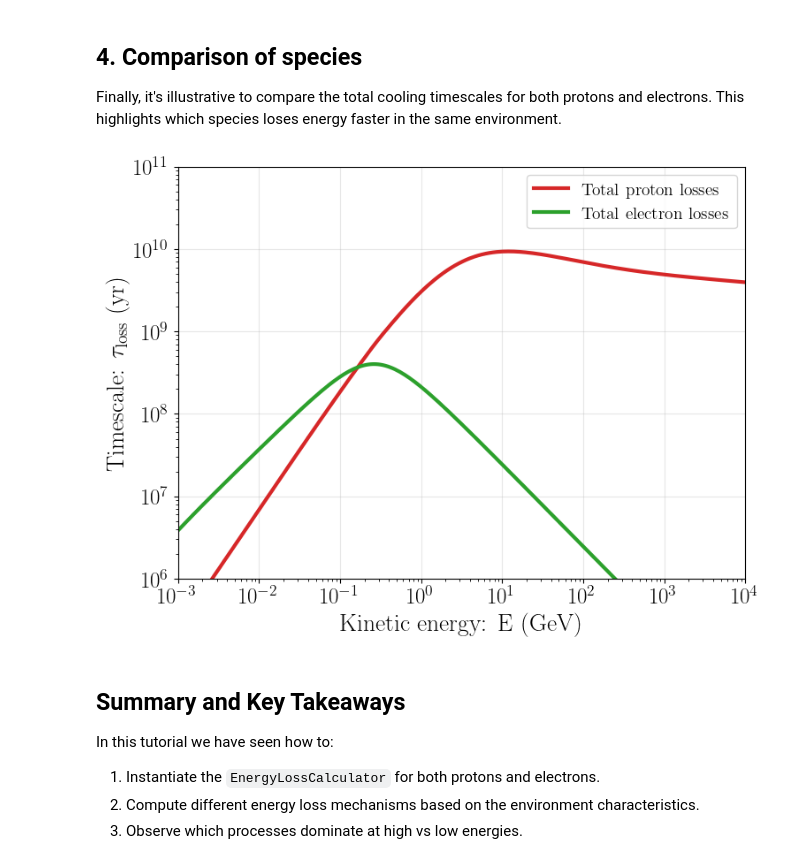
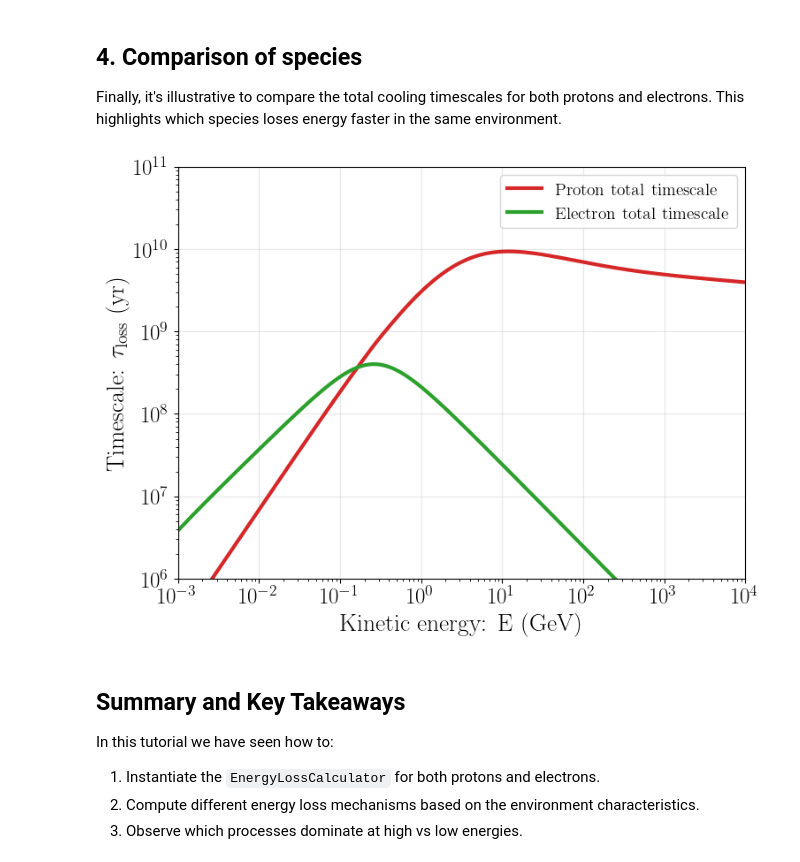
Before and after one commit to jmgarciamorillo/SAETASS, a Jupyter notebook: tutorials/04_energy_losses.ipynb, the cells around one changed output. Cells and saved outputs as stored; diff of their text form; code cells hidden in the pictures.

```diff
--- a/tutorials/04_energy_losses.ipynb
+++ b/tutorials/04_energy_losses.ipynb
@@ -218,35 +214,35 @@ Finally, it's illustrative to compare the total cooling timescales for both prot
 # %%
 plt.figure(figsize=(8, 6))
 
 # Get total timescales (index 0 for uniform grid)
 tau_total_p = timescales_p['total']
 tau_total_e = timescales_e['total']
 
 plt.loglog(
     E_grid_proton.value,
     tau_total_p.to("yr").value,
-    label="Total proton losses",
+    label="Proton total timescale",
     lw=3,
     color="#d62728",
 )
 plt.loglog(
     E_grid_electron.value,
     tau_total_e.to("yr").value,
-    label="Total electron losses",
+    label="Electron total timescale",
     lw=3,
     color="#2ca02c",
 )
 
 plt.xlabel(r"Kinetic energy: E (GeV)")
 plt.ylabel(r"Timescale: $\tau_\mathrm{loss}$ (yr)")
 plt.ylim(10**6,10**11)
 plt.xlim(10**-3,10**4)
 plt.grid(True, alpha=0.3)
 plt.legend()
 plt.tight_layout()
 plt.show()
 # %% [output]
-[figure, old version]
+[figure, new version]
 # %% [markdown]
 ## Summary and Key Takeaways
 
```
Also changed, not shown: parts of 2 cells of this notebook.
